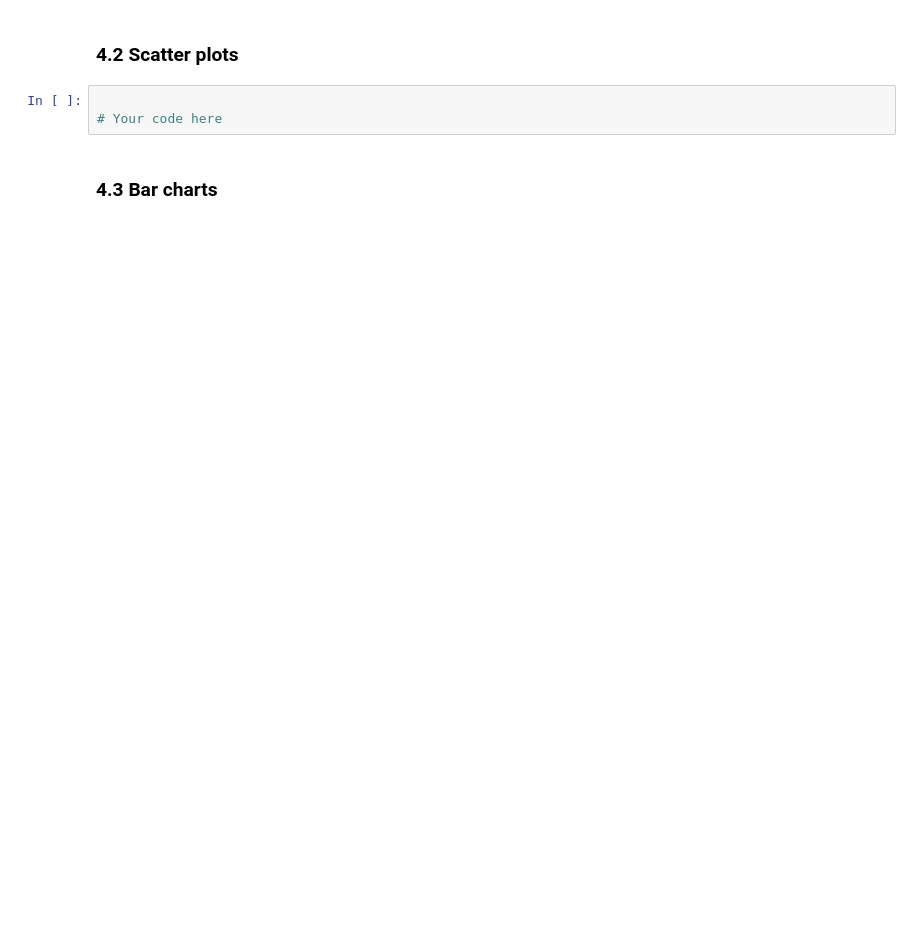
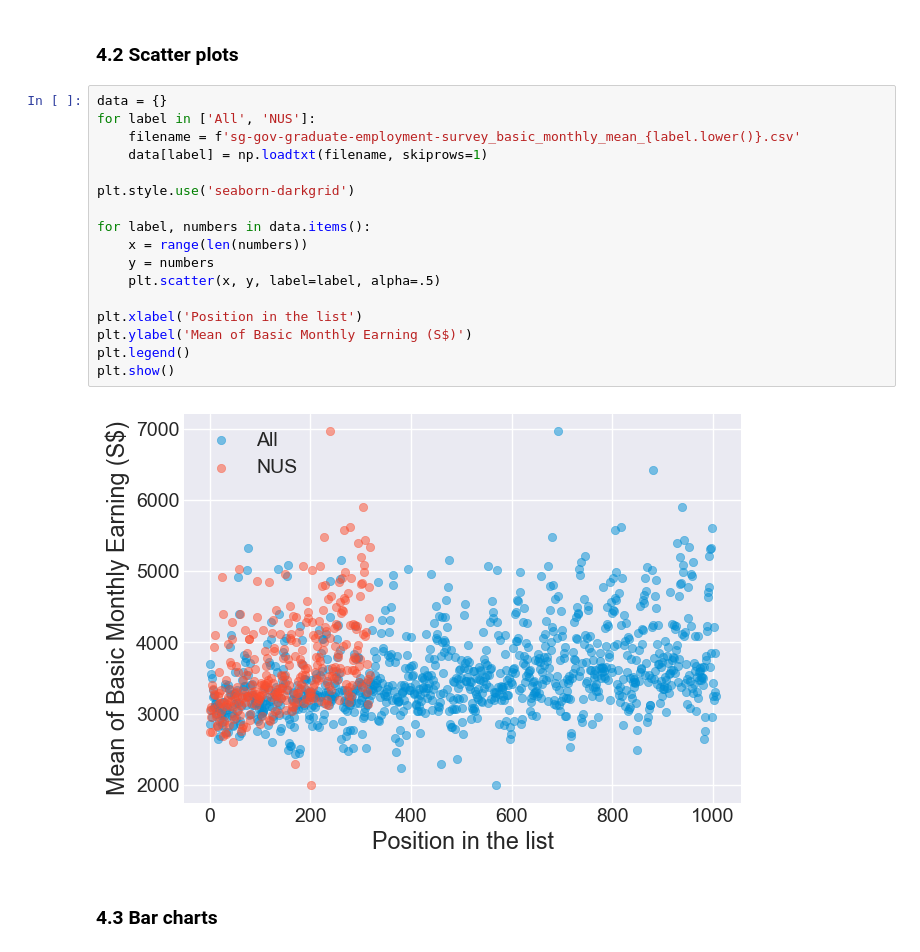
Before and after one commit to SPS-SP2273/learning-portfolio-e0967903, a Jupyter notebook: plotting/plotting_(good).ipynb, the cells around one changed output. Drawn from its saved outputs; the diff is of its cells as text; blank space fills up the shorter version.

```diff
--- a/plotting/plotting_(good).ipynb
+++ b/plotting/plotting_(good).ipynb
@@ -175,8 +193,24 @@ plt.show()
 # %% [markdown]
 ### 4.2 Scatter plots
 # %%
+data = {}
+for label in ['All', 'NUS']:
+    filename = f'sg-gov-graduate-employment-survey_basic_monthly_mean_{label.lower()}.csv'
+    data[label] = np.loadtxt(filename, skiprows=1)
 
-# Your code here
+plt.style.use('seaborn-darkgrid')
+
+for label, numbers in data.items():
+    x = range(len(numbers))
+    y = numbers
+    plt.scatter(x, y, label=label, alpha=.5)
+
+plt.xlabel('Position in the list')
+plt.ylabel('Mean of Basic Monthly Earning (S$)')
+plt.legend()
+plt.show()
+# %% [output]
+[figure, added]
 # %% [markdown]
 ### 4.3 Bar charts
 # %%
```
Also changed, not shown: parts of 4 cells of this notebook.
